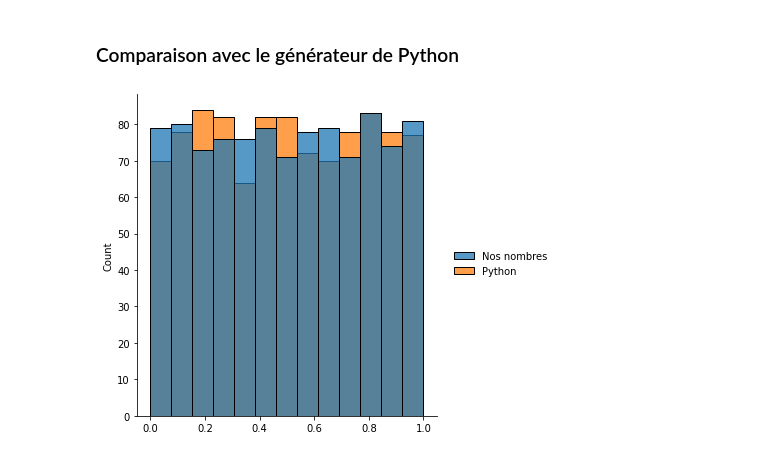
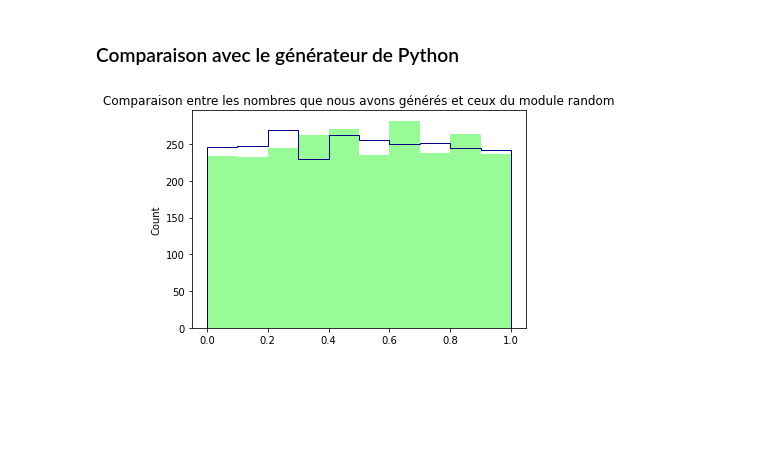
Before and after one commit to FlorianiL/simulation, a Jupyter notebook: simulation.ipynb, the cells around one changed output. Saved outputs shown, nothing was run; the diff lists cells and outputs as text; code cells hidden in the pictures; blank space fills up the shorter version.

Commit message:
modify second graph

```diff
--- a/simulation.ipynb
+++ b/simulation.ipynb
@@ -171,7 +173,7 @@ def generator(n: int = 1, seed_: int = 0):
             digits.append(digit)
         yield float("0." + "".join(map(lambda x: str(x), digits)))
 
-gen_numbers = list(generator(1000, 50))
+gen_numbers = list(generator(2500, 50))
 print(f"Résultat de notre générateur : \n"
       f"{gen_numbers}")
 # %% [output]
@@ -224,13 +226,19 @@ Test de Kolmogorov-Smirnov pour notre générateur :
 # %% [markdown]
 ### Comparaison avec le générateur de Python
-# %%
-gen_numbers_np = np.array(gen_numbers)
-numbers_python = []
-for _ in range(len(gen_numbers_np)):
-    numbers_python.append(random.uniform(0, 1))
-comparison = {'Nos nombres': gen_numbers_np, 'Python':np.array(numbers_python)}
-df = pd.DataFrame(data=comparison)
-sns_plot = sns.displot(df, multiple='stack')
-sns_plot.savefig("comparison.png")
-# %% [output]
-[figure, removed]
+# %%
+numbers_python = []
+for _ in range(len(gen_numbers)):
+    numbers_python.append(random.uniform(0, 1))
+# %%
+def comp_histo(data_1, data_2):
+    plt.figure()
+    plt.hist(data_1, color='palegreen', histtype='barstacked')
+    plt.hist(data_2, color='darkblue', histtype='step')
+    plt.title("Comparaison entre les nombres que nous avons générés et ceux du module random")
+    plt.ylabel('Count')
+    plt.savefig('histo_comp.png')
+    plt.show()
+
+comp_histo(numbers_python, gen_numbers)
+# %% [output]
+[figure, added]
```
Also changed, not shown: parts of 3 cells of this notebook, 1 other file.
